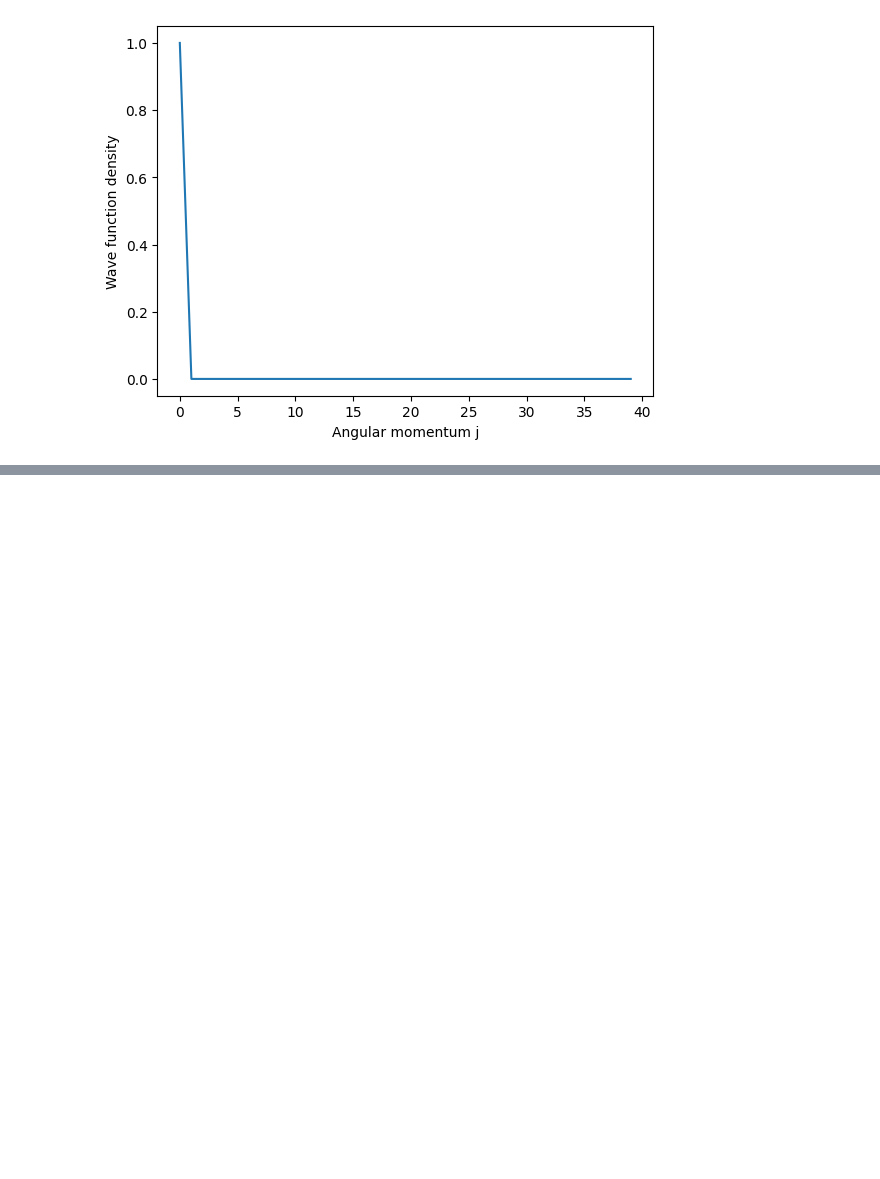
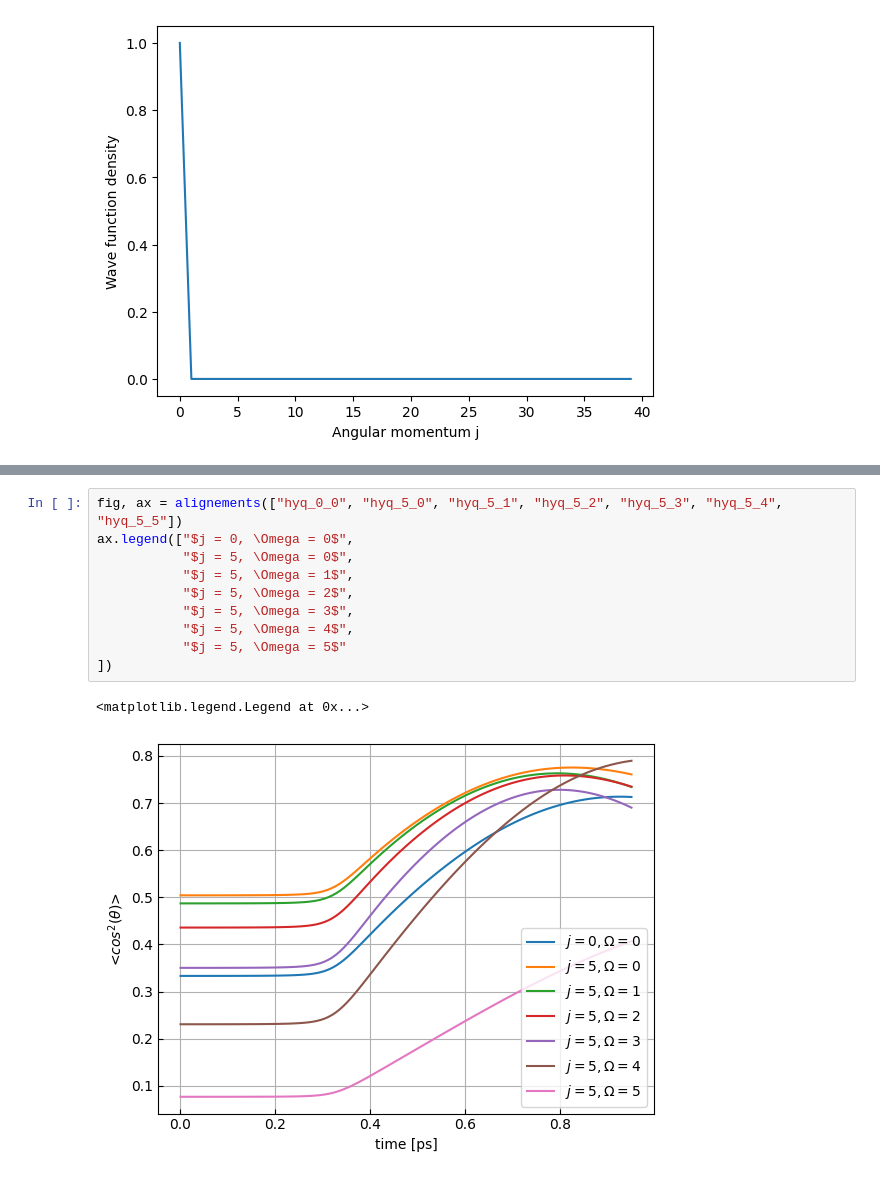
Before and after one commit to Wleter/NeOcs, a Jupyter notebook: analysis/hyq_results.ipynb, the cells around one changed output, grey strips where cells are left out. Saved outputs shown, nothing was run; the diff lists cells and outputs as text; blank space fills up the shorter version.

```diff
--- a/analysis/hyq_results.ipynb
+++ b/analysis/hyq_results.ipynb
@@ -45,0 +69,13 @@ ax.legend(["$j = 0, \Omega = 0$", "$j = 1, \Omega = 0$", "$j = 1, \Omega = 1$"])
+# %%
+fig, ax = alignements(["hyq_0_0", "hyq_5_0", "hyq_5_1", "hyq_5_2", "hyq_5_3", "hyq_5_4", "hyq_5_5"])
+ax.legend(["$j = 0, \Omega = 0$",
+           "$j = 5, \Omega = 0$",
+           "$j = 5, \Omega = 1$",
+           "$j = 5, \Omega = 2$",
+           "$j = 5, \Omega = 3$",
+           "$j = 5, \Omega = 4$",
+           "$j = 5, \Omega = 5$"
+])
+# %% [output]
+<matplotlib.legend.Legend at 0x...>
+[figure, added]
```
Also changed, not shown: parts of 4 cells of this notebook, 8 other files.
